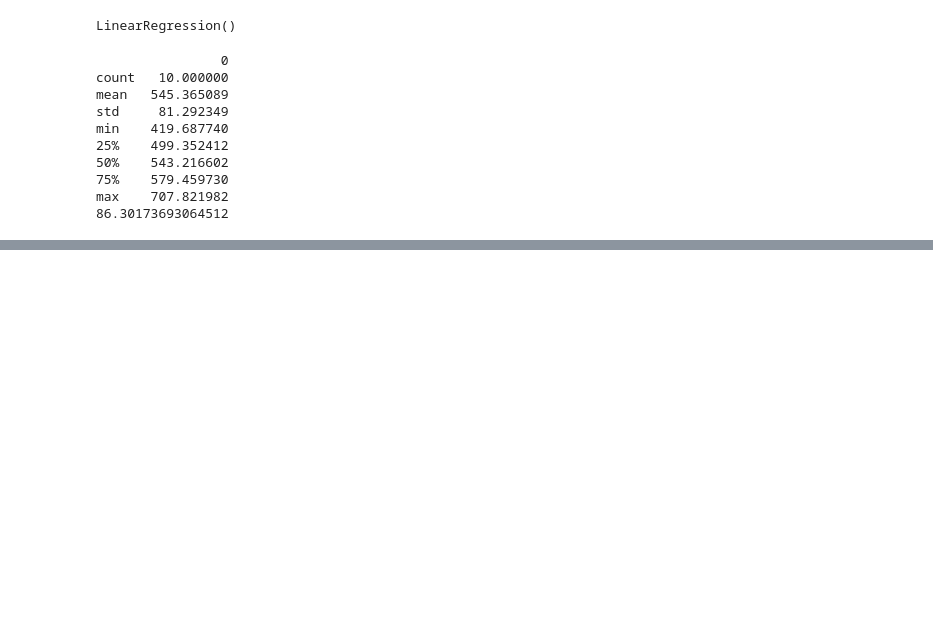
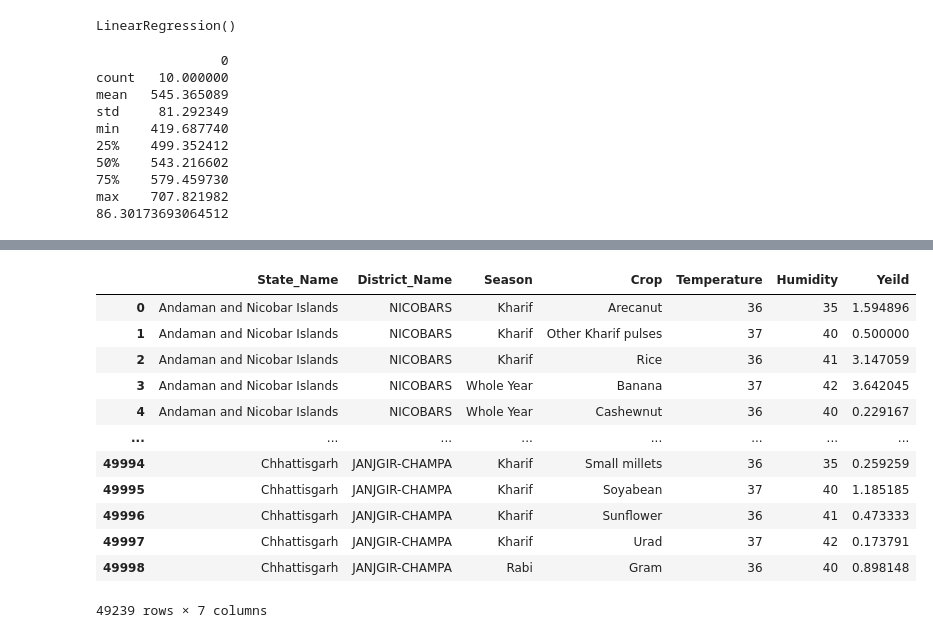
Before and after one commit to yashpawar-99/agripredict-ai, a Jupyter notebook: notebooks/crop_yeild_prediction.ipynb, the cells around one changed output, grey strips where cells are left out. Cells and saved outputs as stored; diff of their text form; code cells hidden in the pictures; blank space fills up the shorter version.

```diff
--- a/notebooks/crop_yeild_prediction.ipynb
+++ b/notebooks/crop_yeild_prediction.ipynb
@@ -413,0 +558,18 @@ max    550.913771
+# %%
+df = df[df["Yeild"] < 100]
+# %%
+df
+# %% [output]
+|  | State_Name | District_Name | Season | Crop | Temperature | Humidity | Yeild |
+| 0 | Andaman and Nicobar Islands | NICOBARS | Kharif | Arecanut | 36 | 35 | 1.594896 |
+| 1 | Andaman and Nicobar Islands | NICOBARS | Kharif | Other Kharif pulses | 37 | 40 | 0.500000 |
+| 2 | Andaman and Nicobar Islands | NICOBARS | Kharif | Rice | 36 | 41 | 3.147059 |
+| 3 | Andaman and Nicobar Islands | NICOBARS | Whole Year | Banana | 37 | 42 | 3.642045 |
+| 4 | Andaman and Nicobar Islands | NICOBARS | Whole Year | Cashewnut | 36 | 40 | 0.229167 |
+| ... | ... | ... | ... | ... | ... | ... | ... |
+| 49994 | Chhattisgarh | JANJGIR-CHAMPA | Kharif | Small millets | 36 | 35 | 0.259259 |
+| 49995 | Chhattisgarh | JANJGIR-CHAMPA | Kharif | Soyabean | 37 | 40 | 1.185185 |
+| 49996 | Chhattisgarh | JANJGIR-CHAMPA | Kharif | Sunflower | 36 | 41 | 0.473333 |
+| 49997 | Chhattisgarh | JANJGIR-CHAMPA | Kharif | Urad | 37 | 42 | 0.173791 |
+| 49998 | Chhattisgarh | JANJGIR-CHAMPA | Rabi | Gram | 36 | 40 | 0.898148 |
+49239 rows × 7 columns
```
Also changed, not shown: parts of 10 cells of this notebook, 1 other file.
